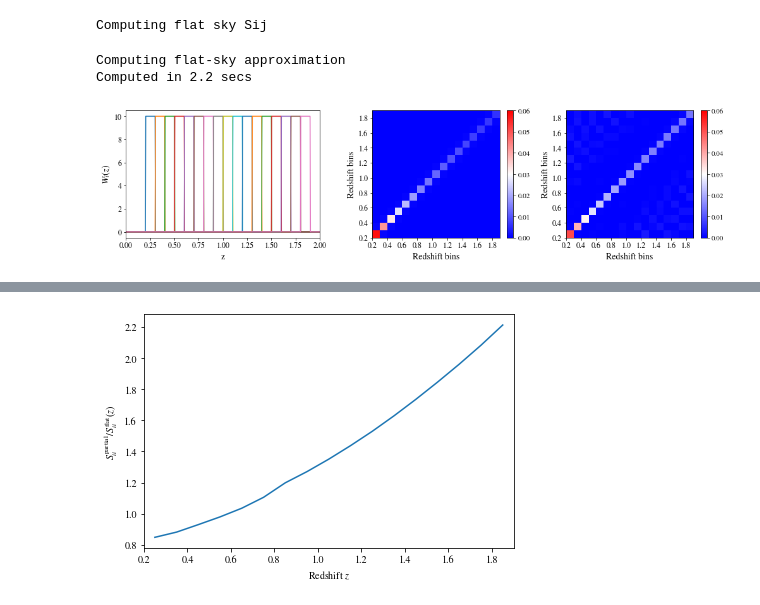
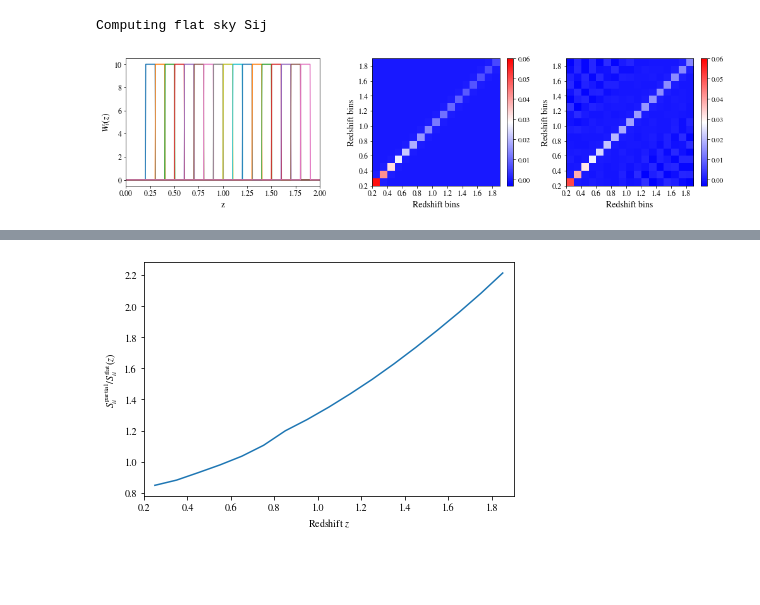
Before and after one commit to fabienlacasa/PySSC, a Jupyter notebook: Partsky_examples.ipynb, the cells around one changed output, grey strips where cells are left out. Drawn from its saved outputs; the diff is of its cells as text; code cells hidden in the pictures; blank space fills up the shorter version.

Commit message:
Fixed flat-sky approximation

```diff
--- a/Partsky_examples.ipynb
+++ b/Partsky_examples.ipynb
@@ -1047,57 +1067,23 @@ print('Computing flat sky Sij')
 Sij_flat = PySSC.Sij_flatsky(z_arr,windows_T,bin_centres=zstakes,theta=1.)
 # %% [output]
 Computing flat sky Sij
-# %%
-#mask
-theta = 1.*np.pi/180. #5 deg
-
-# fill Sij
-print('Computing flat-sky approximation')
-t0 = time.time()
-Sij_flat = np.zeros((nbins,nbins))
-for ibin in range(nbins):
-	z1 = zstakes[ibin]
-	r1 = cosmo.z_of_r([z1])[0][0]
-	dr1 = comov_dist[win[ibin,:]!=0].max()-comov_dist[win[ibin,:]!=0].min() #width of function function
-
-	for jbin in range(nbins):
-		z2 = zstakes[jbin]
-		r2 = cosmo.z_of_r([z2])[0][0]
-		dr2 = comov_dist[win[jbin,:]!=0].max()-comov_dist[win[jbin,:]!=0].min() #width of window function
-
-		z12 = np.mean([zstakes[ibin],zstakes[jbin]])
-
-
-		Pk = np.array([cosmo.pk(k_arr[i,j],0.) for i in range(nk_perp) for j in range(nk_par)])
-		Pk = Pk.reshape(k_arr.shape)
-
-		integ_kperp = kperp_arr * 4. * (Jn(1,kperp_arr*theta*r1)/kperp_arr/theta/r1) * ( Jn(1,kperp_arr*theta*r2)/kperp_arr/theta/r2 )
-		integ_kpar = jn(0,kpar_arr*dr1/2) * jn(0,kpar_arr*dr2/2)
-		dSij = integ_kperp[:,None] * integ_kpar[None,:] * Pk * np.cos(kpar_arr[None,:]*abs(r1-r2))
-
-		Sij_flat[ibin,jbin] = integrate.simps( integrate.simps(dSij,kpar_arr), kperp_arr)/ 2. / np.pi**2
-t1=time.time()
-print('Computed in %.1f secs' %((t1-t0)))
-# %% [output]
-Computing flat-sky approximation
-Computed in 2.2 secs
 # %%
-# plot results
-fig,axes = plt.subplots(1,3,figsize=(14,3.6),gridspec_kw={'width_ratios':(4,3,3)})
-for ibin in range(nbins):
-    axes[0].plot(z_arr,windows_T[ibin,:])
-axes[0].set_xlabel('z',fontsize=14); axes[0].set_ylabel('$W_i(z)$',fontsize=14)
-axes[0].tick_params(labelsize=12)
-axes[0].set_xlim(0,2)
-im = axes[1].imshow(Sijw_part,interpolation='none',cmap='bwr',origin='lower',extent=(zmin,zmax,zmin,zmax),vmin=0,vmax=0.06)
-cbar = plt.colorbar(im,ax=axes[1],fraction=0.045); cbar.ax.tick_params(labelsize=11)
-im2 = axes[2].imshow(Sij_flat,interpolation='none',cmap='bwr',origin='lower',extent=(zmin,zmax,zmin,zmax),vmin=0,vmax=0.06)
-cbar2 = plt.colorbar(im2,ax=axes[2],fraction=0.045); cbar2.ax.tick_params(labelsize=11)
-for i in range(1,3):
-    axes[i].set_xlabel(r'Redshift bins',fontsize=14); axes[i].set_ylabel(r'Redshift bins',fontsize=14)
-    axes[i].set_yticks(zstakes[::2]); axes[i].set_xticks(zstakes[::2])
-    axes[i].tick_params(labelsize=12)
-fig.tight_layout()
-fig.savefig('flat-sky_1deg.png')
+# # plot results
+# fig,axes = plt.subplots(1,3,figsize=(14,3.6),gridspec_kw={'width_ratios':(4,3,3)})
+# for ibin in range(nbins):
+#     axes[0].plot(z_arr,windows_T[ibin,:])
+# axes[0].set_xlabel('z',fontsize=14); axes[0].set_ylabel('$W_i(z)$',fontsize=14)
+# axes[0].tick_params(labelsize=12)
+# axes[0].set_xlim(0,2)
+# im = axes[1].imshow(Sijw_part,interpolation='none',cmap='bwr',origin='lower',extent=(zmin,zmax,zmin,zmax),vmin=-0.003,vmax=0.06)
+# cbar = plt.colorbar(im,ax=axes[1],fraction=0.045); cbar.ax.tick_params(labelsize=11)
+# im2 = axes[2].imshow(Sij_flat,interpolation='none',cmap='bwr',origin='lower',extent=(zmin,zmax,zmin,zmax),vmin=-0.003,vmax=0.06)
+# cbar2 = plt.colorbar(im2,ax=axes[2],fraction=0.045); cbar2.ax.tick_params(labelsize=11)
+# for i in range(1,3):
+#     axes[i].set_xlabel(r'Redshift bins',fontsize=14); axes[i].set_ylabel(r'Redshift bins',fontsize=14)
+#     axes[i].set_yticks(zstakes[::2]); axes[i].set_xticks(zstakes[::2])
+#     axes[i].tick_params(labelsize=12)
+# fig.tight_layout()
+# fig.savefig('flat-sky_1deg.png')
 # %% [output]
-[figure, old version]
+[figure, new version]
```
Also changed, not shown: parts of 10 cells of this notebook, 1 other file.
